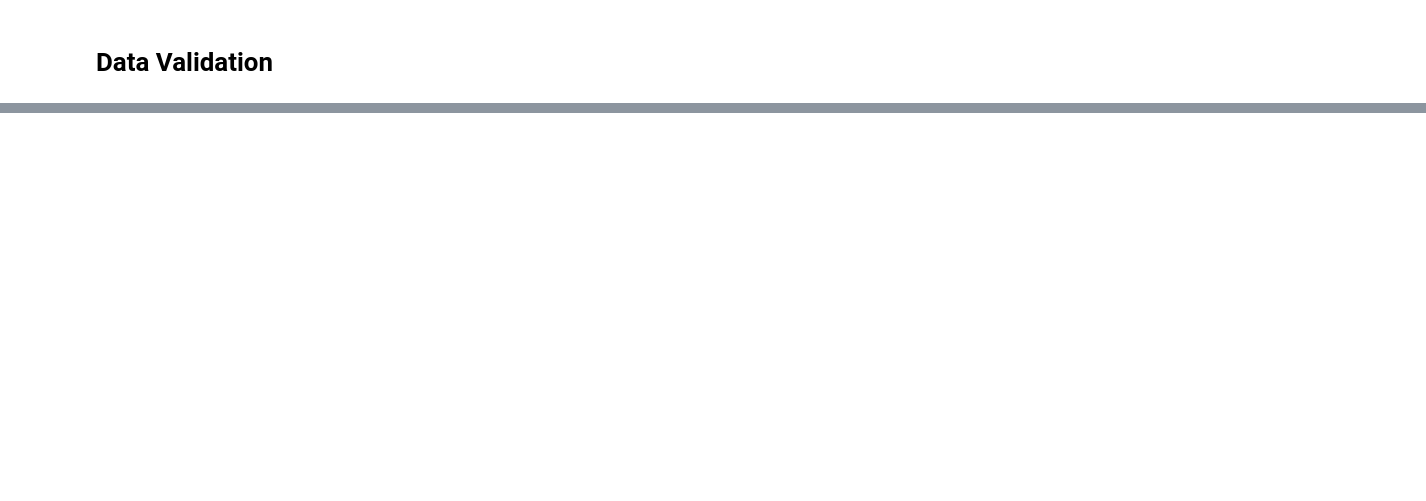
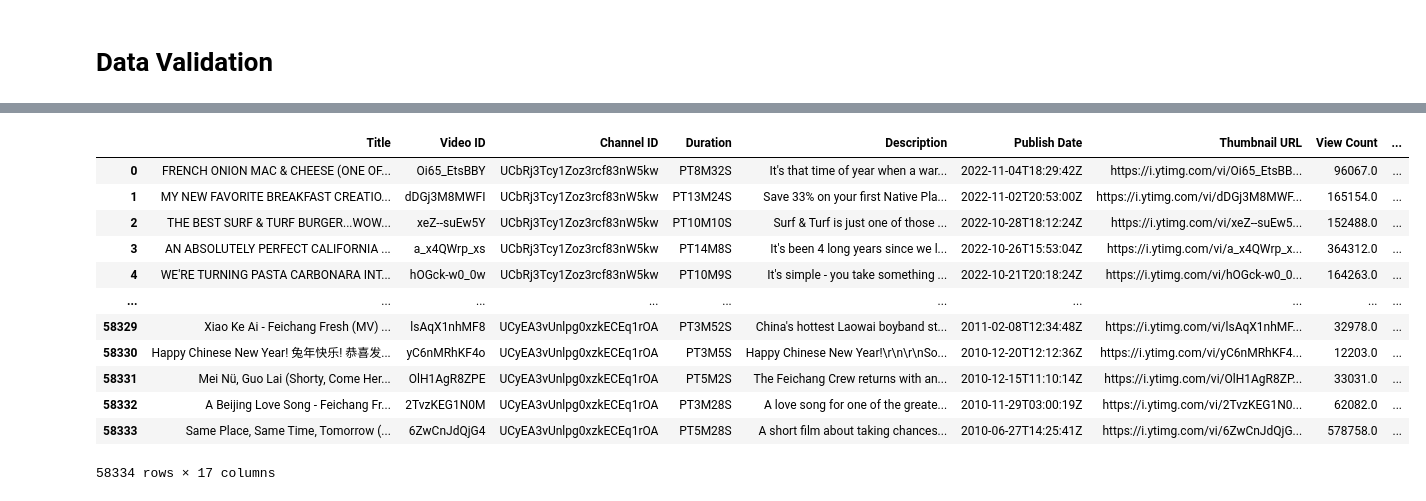
Before and after one commit to TravisCossarini/YoutubeCookingData, a Jupyter notebook: Data Script.ipynb, the cells around one changed output, grey strips where cells are left out. Cells and saved outputs as stored; diff of their text form; code cells hidden in the pictures; blank space fills up the shorter version.

```diff
--- a/Data Script.ipynb
+++ b/Data Script.ipynb
@@ -439,0 +464,16 @@ sheet_dict
+# %%
+pd.read_csv("Video Data.csv")
+# %% [output]
+|  | Title | Video ID | Channel ID | Duration | Description | Publish Date | Thumbnail URL | View Count | ... |
+| 0 | FRENCH ONION MAC & CHEESE (ONE OF... | Oi65_EtsBBY | UCbRj3Tcy1Zoz3rcf83nW5kw | PT8M32S | It's that time of year when a war... | 2022-11-04T18:29:42Z | https://i.ytimg.com/vi/Oi65_EtsBB... | 96067.0 | ... |
+| 1 | MY NEW FAVORITE BREAKFAST CREATIO... | dDGj3M8MWFI | UCbRj3Tcy1Zoz3rcf83nW5kw | PT13M24S | Save 33% on your first Native Pla... | 2022-11-02T20:53:00Z | https://i.ytimg.com/vi/dDGj3M8MWF... | 165154.0 | ... |
+| 2 | THE BEST SURF & TURF BURGER...WOW... | xeZ--suEw5Y | UCbRj3Tcy1Zoz3rcf83nW5kw | PT10M10S | Surf & Turf is just one of those ... | 2022-10-28T18:12:24Z | https://i.ytimg.com/vi/xeZ--suEw5... | 152488.0 | ... |
+| 3 | AN ABSOLUTELY PERFECT CALIFORNIA ... | a_x4QWrp_xs | UCbRj3Tcy1Zoz3rcf83nW5kw | PT14M8S | It's been 4 long years since we l... | 2022-10-26T15:53:04Z | https://i.ytimg.com/vi/a_x4QWrp_x... | 364312.0 | ... |
+| 4 | WE'RE TURNING PASTA CARBONARA INT... | hOGck-w0_0w | UCbRj3Tcy1Zoz3rcf83nW5kw | PT10M9S | It's simple - you take something ... | 2022-10-21T20:18:24Z | https://i.ytimg.com/vi/hOGck-w0_0... | 164263.0 | ... |
+| ... | ... | ... | ... | ... | ... | ... | ... | ... | ... |
+| 58329 | Xiao Ke Ai - Feichang Fresh (MV) ... | lsAqX1nhMF8 | UCyEA3vUnlpg0xzkECEq1rOA | PT3M52S | China's hottest Laowai boyband st... | 2011-02-08T12:34:48Z | https://i.ytimg.com/vi/lsAqX1nhMF... | 32978.0 | ... |
+| 58330 | Happy Chinese New Year! 兔年快乐! 恭喜发... | yC6nMRhKF4o | UCyEA3vUnlpg0xzkECEq1rOA | PT3M5S | Happy Chinese New Year!\r\n\r\nSo... | 2010-12-20T12:12:36Z | https://i.ytimg.com/vi/yC6nMRhKF4... | 12203.0 | ... |
+| 58331 | Mei Nü, Guo Lai (Shorty, Come Her... | OlH1AgR8ZPE | UCyEA3vUnlpg0xzkECEq1rOA | PT5M2S | The Feichang Crew returns with an... | 2010-12-15T11:10:14Z | https://i.ytimg.com/vi/OlH1AgR8ZP... | 33031.0 | ... |
+| 58332 | A Beijing Love Song - Feichang Fr... | 2TvzKEG1N0M | UCyEA3vUnlpg0xzkECEq1rOA | PT3M28S | A love song for one of the greate... | 2010-11-29T03:00:19Z | https://i.ytimg.com/vi/2TvzKEG1N0... | 62082.0 | ... |
+| 58333 | Same Place, Same Time, Tomorrow (... | 6ZwCnJdQjG4 | UCyEA3vUnlpg0xzkECEq1rOA | PT5M28S | A short film about taking chances... | 2010-06-27T14:25:41Z | https://i.ytimg.com/vi/6ZwCnJdQjG... | 578758.0 | ... |
+58334 rows × 17 columns
```
Also changed, not shown: parts of 7 cells of this notebook, 6 other files.
